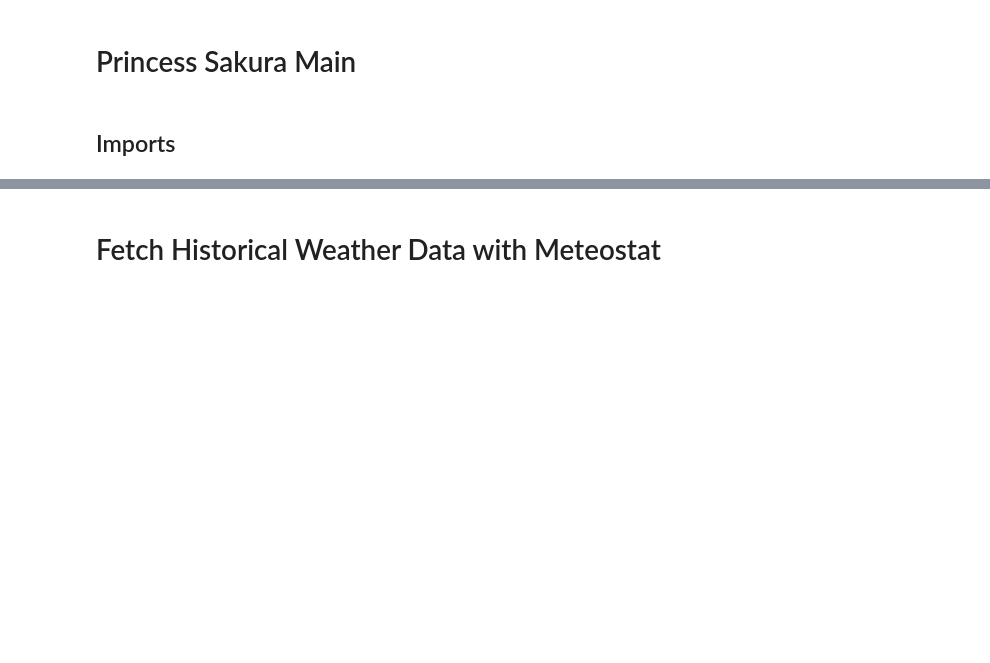
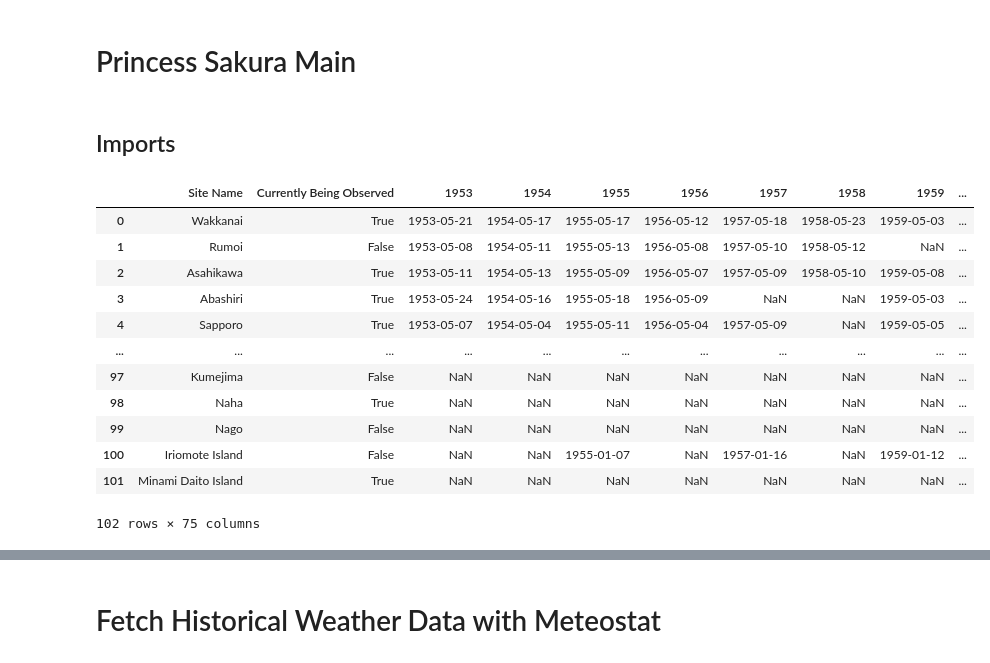
Before and after one commit to alice-gottlieb/princess-sakura, a Jupyter notebook: princess-sakura-main.ipynb, the cells around one changed output, grey strips where cells are left out. Saved outputs shown, nothing was run; the diff lists cells and outputs as text; code cells hidden in the pictures; blank space fills up the shorter version.

```diff
--- a/princess-sakura-main.ipynb
+++ b/princess-sakura-main.ipynb
@@ -12,0 +16,16 @@ from meteostat import Stations, Daily
+# %%
+first_blooms
+# %% [output]
+|  | Site Name | Currently Being Observed | 1953 | 1954 | 1955 | 1956 | 1957 | 1958 | 1959 | ... |
+| 0 | Wakkanai | True | 1953-05-21 | 1954-05-17 | 1955-05-17 | 1956-05-12 | 1957-05-18 | 1958-05-23 | 1959-05-03 | ... |
+| 1 | Rumoi | False | 1953-05-08 | 1954-05-11 | 1955-05-13 | 1956-05-08 | 1957-05-10 | 1958-05-12 | NaN | ... |
+| 2 | Asahikawa | True | 1953-05-11 | 1954-05-13 | 1955-05-09 | 1956-05-07 | 1957-05-09 | 1958-05-10 | 1959-05-08 | ... |
+| 3 | Abashiri | True | 1953-05-24 | 1954-05-16 | 1955-05-18 | 1956-05-09 | NaN | NaN | 1959-05-03 | ... |
+| 4 | Sapporo | True | 1953-05-07 | 1954-05-04 | 1955-05-11 | 1956-05-04 | 1957-05-09 | NaN | 1959-05-05 | ... |
+| ... | ... | ... | ... | ... | ... | ... | ... | ... | ... | ... |
+| 97 | Kumejima | False | NaN | NaN | NaN | NaN | NaN | NaN | NaN | ... |
+| 98 | Naha | True | NaN | NaN | NaN | NaN | NaN | NaN | NaN | ... |
+| 99 | Nago | False | NaN | NaN | NaN | NaN | NaN | NaN | NaN | ... |
+| 100 | Iriomote Island | False | NaN | NaN | 1955-01-07 | NaN | 1957-01-16 | NaN | 1959-01-12 | ... |
+| 101 | Minami Daito Island | True | NaN | NaN | NaN | NaN | NaN | NaN | NaN | ... |
+102 rows × 75 columns
```
Also changed, not shown: parts of 9 cells of this notebook.
